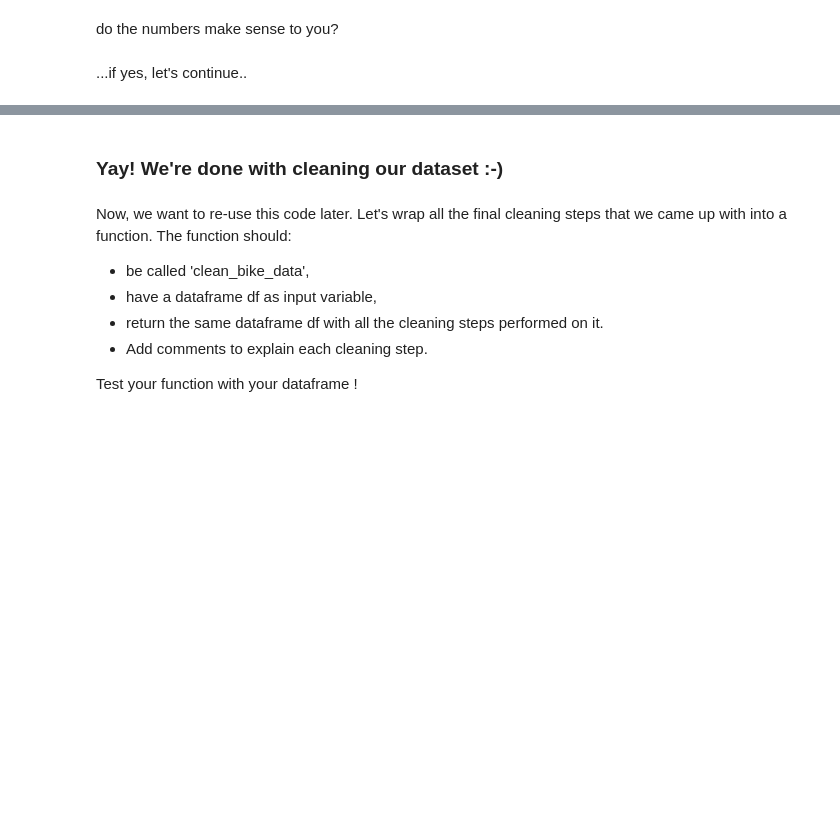
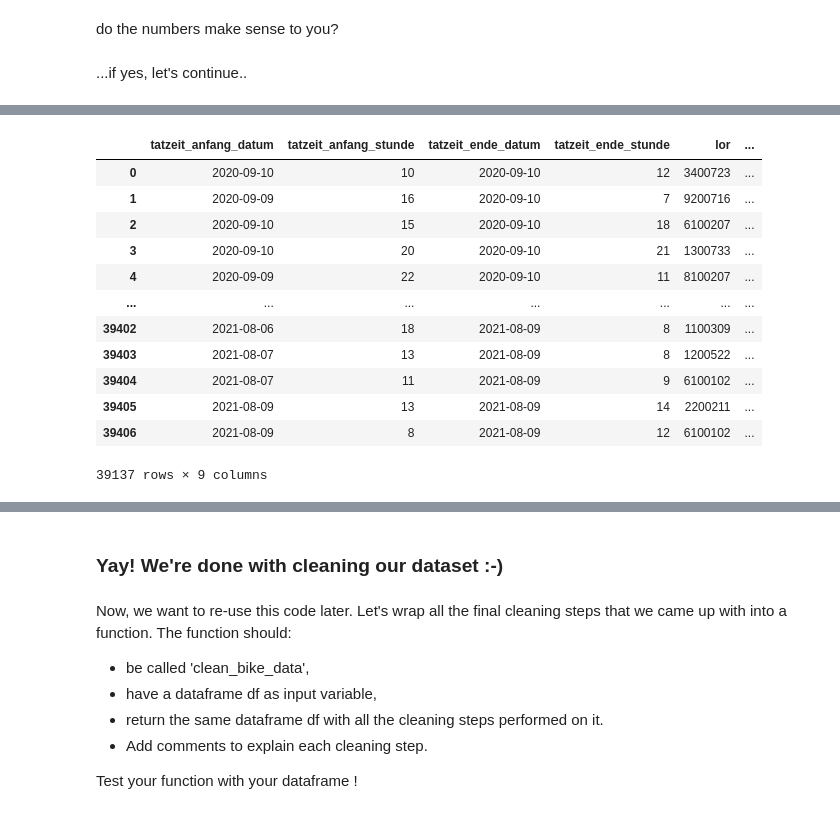
Before and after one commit to bbear2024/exercise, a Jupyter notebook: da-module-pandas/05_data_cleansing/02_prepare_stolen_bikes.ipynb, the cells around one changed output, grey strips where cells are left out. Saved outputs shown, nothing was run; the diff lists cells and outputs as text; code cells hidden in the pictures; blank space fills up the shorter version.

```diff
--- a/da-module-pandas/05_data_cleansing/02_prepare_stolen_bikes.ipynb
+++ b/da-module-pandas/05_data_cleansing/02_prepare_stolen_bikes.ipynb
@@ -91,5 +146,5 @@ thefts_df_dedup.versuch.value_counts()
 # %%
 # change date text string to datetime datatype
 # fill in the gap....
-thefts_df_dedup['tatzeit_anfang_datum'] =
-thefts_df_dedup['tatzeit_ende_datum'] =
+thefts_df_dedup['tatzeit_anfang_datum'] = pd.to_datetime(thefts_df_dedup['tatzeit_anfang_datum'], dayfirst=True)
+thefts_df_dedup['tatzeit_ende_datum'] = pd.to_datetime(thefts_df_dedup['tatzeit_ende_datum'], dayfirst=True)
@@ -96,3 +170,19 @@ thefts_df_dedup['tatzeit_ende_datum'] =
+# %%
+thefts_df_dedup
+# %% [output]
+|  | tatzeit_anfang_datum | tatzeit_anfang_stunde | tatzeit_ende_datum | tatzeit_ende_stunde | lor | ... |
+| 0 | 2020-09-10 | 10 | 2020-09-10 | 12 | 3400723 | ... |
+| 1 | 2020-09-09 | 16 | 2020-09-10 | 7 | 9200716 | ... |
+| 2 | 2020-09-10 | 15 | 2020-09-10 | 18 | 6100207 | ... |
+| 3 | 2020-09-10 | 20 | 2020-09-10 | 21 | 1300733 | ... |
+| 4 | 2020-09-09 | 22 | 2020-09-10 | 11 | 8100207 | ... |
+| ... | ... | ... | ... | ... | ... | ... |
+| 39402 | 2021-08-06 | 18 | 2021-08-09 | 8 | 1100309 | ... |
+| 39403 | 2021-08-07 | 13 | 2021-08-09 | 8 | 1200522 | ... |
+| 39404 | 2021-08-07 | 11 | 2021-08-09 | 9 | 6100102 | ... |
+| 39405 | 2021-08-09 | 13 | 2021-08-09 | 14 | 2200211 | ... |
+| 39406 | 2021-08-09 | 8 | 2021-08-09 | 12 | 6100102 | ... |
+39137 rows × 9 columns
 # %%
 # now that the dates are not only strings anymore, we can have a look at the timeframe
 thefts_df_dedup.tatzeit_anfang_datum.min(), thefts_df_dedup.tatzeit_ende_datum.max()
```
Also changed, not shown: parts of 22 cells of this notebook, 6 other files.
